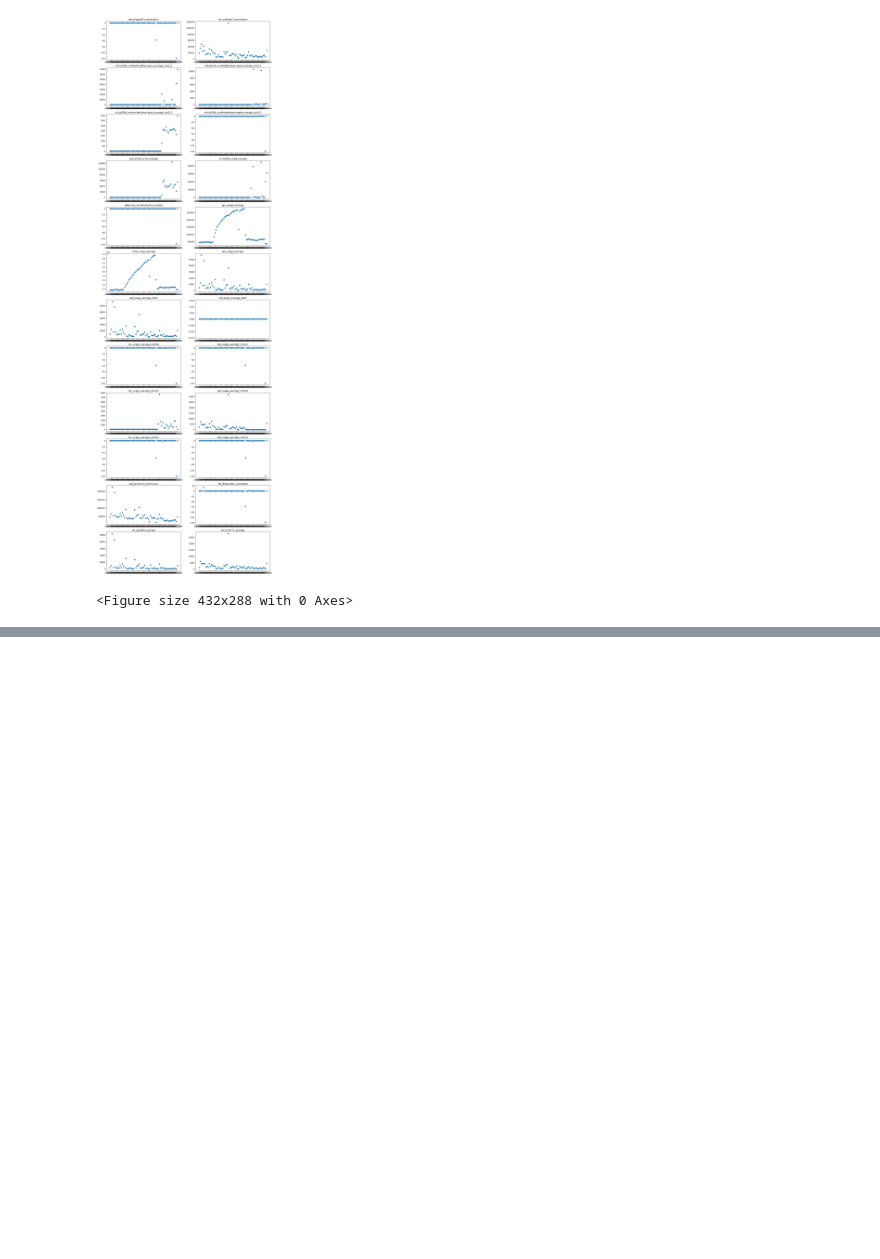
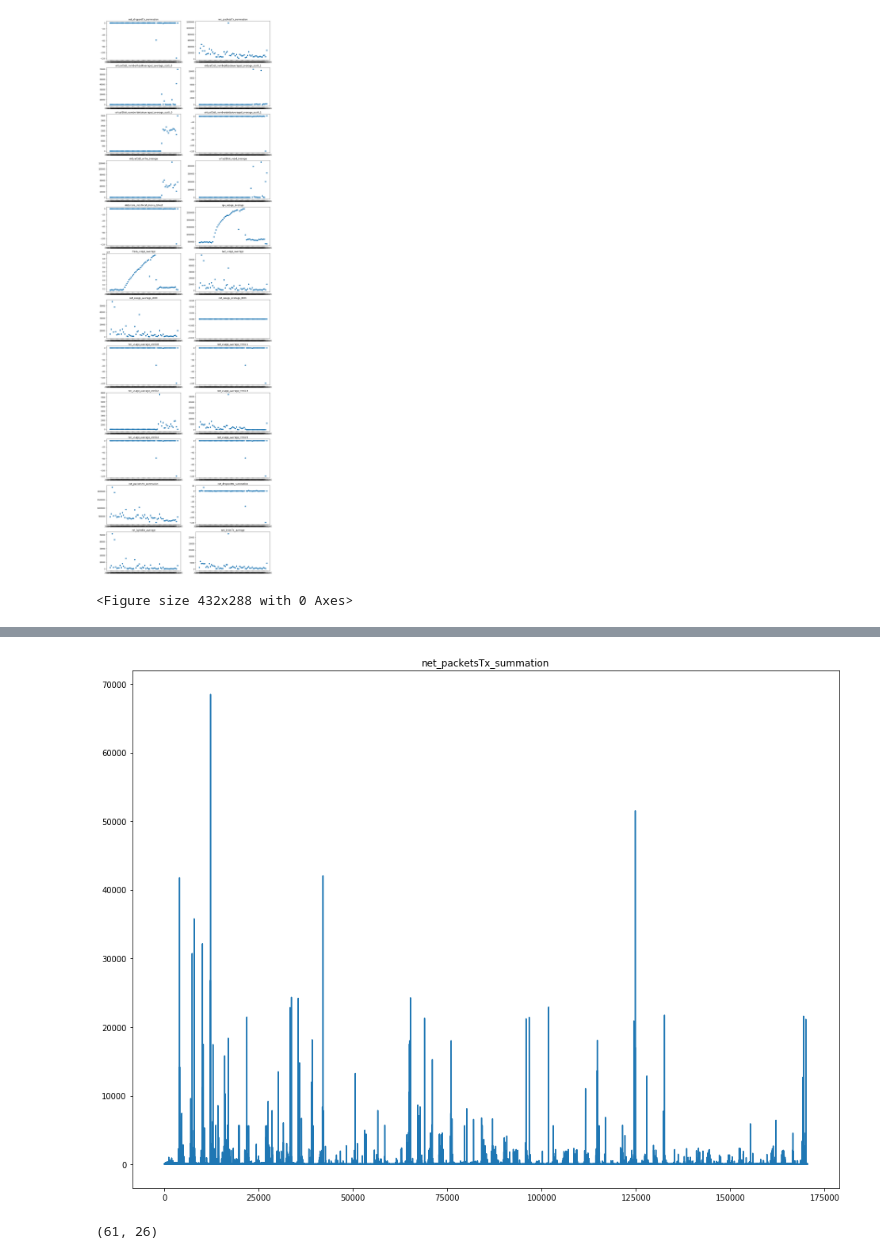
Before and after one commit to zenoyang/MachineLearning, a Jupyter notebook: GraduationProject/DetailTableAnalysis.ipynb, the cells around one changed output, grey strips where cells are left out. Drawn from its saved outputs; the diff is of its cells as text; code cells hidden in the pictures; blank space fills up the shorter version.

```diff
--- a/GraduationProject/DetailTableAnalysis.ipynb
+++ b/GraduationProject/DetailTableAnalysis.ipynb
@@ -310,0 +321,11 @@ plt.savefig('./image2.jpg')
+# %%
+plt.figure(figsize=(16, 12))
+plt.plot(device00.index, device00['net_packetsTx_summation'])
+plt.title("net_packetsTx_summation")
+plt.show()
+# %% [output]
+[figure, added]
+# %%
+device00_date.shape
+# %% [output]
+(61, 26)
```
Also changed, not shown: parts of 8 cells of this notebook, 11 other files.
